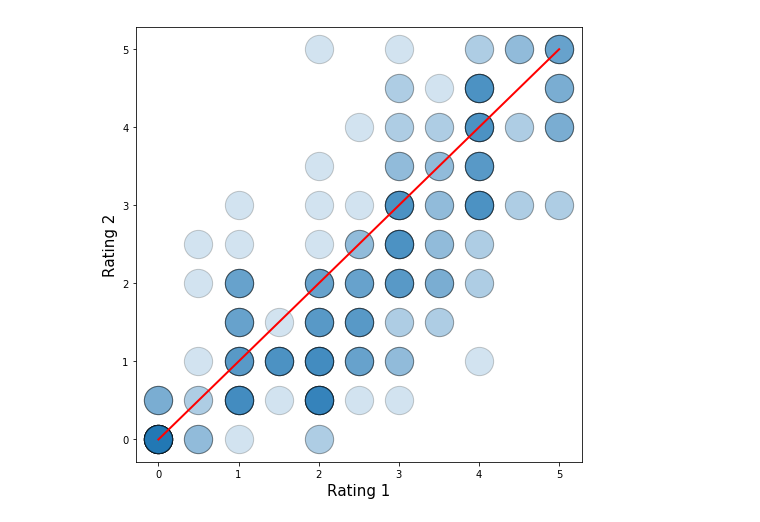
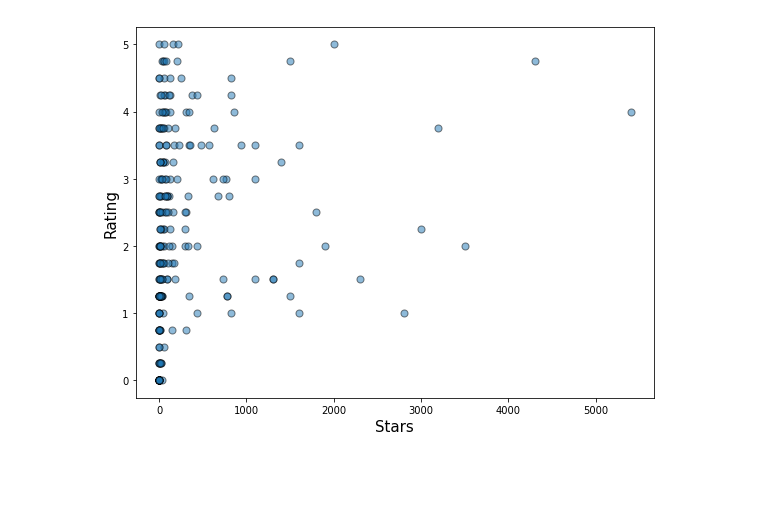
Before and after one commit to conorosully/git-rater, a Jupyter notebook: src/data_exploration.ipynb, the cells around one changed output. Saved outputs shown, nothing was run; the diff lists cells and outputs as text; code cells hidden in the pictures; blank space fills up the shorter version.

```diff
--- a/src/data_exploration.ipynb
+++ b/src/data_exploration.ipynb
@@ -4,13 +5,10 @@
 #imports
 import numpy as np
 import pandas as pd
-import save as sv
-import capture as cp
+
 
 import matplotlib.pyplot as plt
 %matplotlib inline
+import seaborn as sns
 
-import seaborn as sns
-#pd.set_option("display.max_rows", None, "display.max_columns", None)
-
-from __future__ import division
+path = '/Users/conorosully/Google Drive/Medium/GitRater/Figures/'
@@ -68,11 +41,12 @@ array([[1.        , 0.80799819],
 # %%
-plt.subplots(nrows=1, ncols=1,figsize=(8,8))
-plt.scatter(data['r1'],data['r2'],s=800,alpha=0.2,edgecolors='#000000')
-plt.ylabel("Rating 2",size=15)
-plt.xlabel('Rating 1',size=15)
+#Stars
+plt.subplots(nrows=1, ncols=1,figsize=(8,6))
 
-plt.plot([0, 5], [0, 5], 'r-', lw=2)
+plt.scatter(data['stars'],data['y'],s=50,alpha=0.5,edgecolors='#000000',label = 'Individual')
+plt.xlabel("Stars",size=15)
+plt.ylabel('Rating',size=15)
 
-plt.savefig('../figures/ratings_consistency.png',format='png')
+plt.tight_layout()
+plt.savefig(path + 'stars_rating.png',format='png',dpi=150)
 # %% [output]
-[figure, old version]
+[figure, new version]
```
Also changed, not shown: parts of 55 cells of this notebook, 6 other files.
